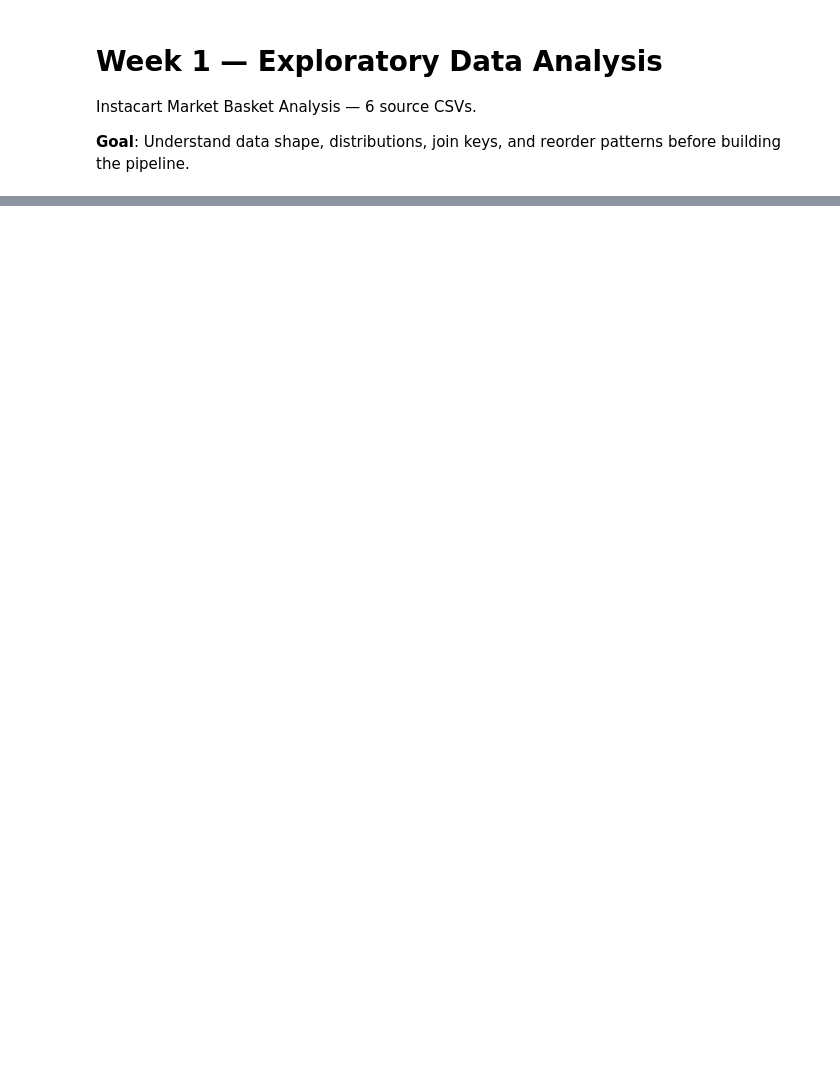
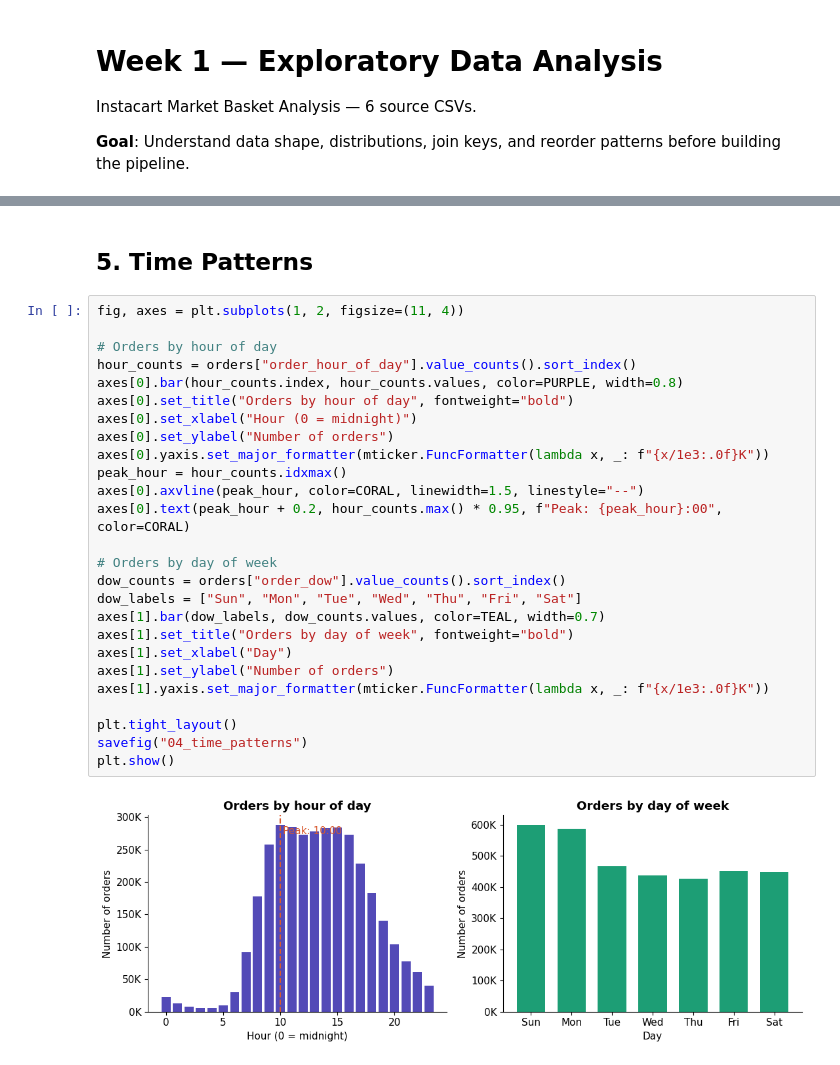
Before and after one commit to e1ec/NextCart-AI, a Jupyter notebook: notebooks/01_eda.ipynb, the cells around one changed output, grey strips where cells are left out. Cells and saved outputs as stored; diff of their text form; blank space fills up the shorter version.

```diff
--- a/notebooks/01_eda.ipynb
+++ b/notebooks/01_eda.ipynb
@@ -43,0 +187,30 @@ Global reorder rate: 58.97%
+# %% [markdown]
+## 5. Time Patterns
+# %%
+fig, axes = plt.subplots(1, 2, figsize=(11, 4))
+
+# Orders by hour of day
+hour_counts = orders["order_hour_of_day"].value_counts().sort_index()
+axes[0].bar(hour_counts.index, hour_counts.values, color=PURPLE, width=0.8)
+axes[0].set_title("Orders by hour of day", fontweight="bold")
+axes[0].set_xlabel("Hour (0 = midnight)")
+axes[0].set_ylabel("Number of orders")
+axes[0].yaxis.set_major_formatter(mticker.FuncFormatter(lambda x, _: f"{x/1e3:.0f}K"))
+peak_hour = hour_counts.idxmax()
+axes[0].axvline(peak_hour, color=CORAL, linewidth=1.5, linestyle="--")
+axes[0].text(peak_hour + 0.2, hour_counts.max() * 0.95, f"Peak: {peak_hour}:00", color=CORAL)
+
+# Orders by day of week
+dow_counts = orders["order_dow"].value_counts().sort_index()
+dow_labels = ["Sun", "Mon", "Tue", "Wed", "Thu", "Fri", "Sat"]
+axes[1].bar(dow_labels, dow_counts.values, color=TEAL, width=0.7)
+axes[1].set_title("Orders by day of week", fontweight="bold")
+axes[1].set_xlabel("Day")
+axes[1].set_ylabel("Number of orders")
+axes[1].yaxis.set_major_formatter(mticker.FuncFormatter(lambda x, _: f"{x/1e3:.0f}K"))
+
+plt.tight_layout()
+savefig("04_time_patterns")
+plt.show()
+# %% [output]
+[figure, added]
```
Also changed, not shown: parts of 18 cells of this notebook.
